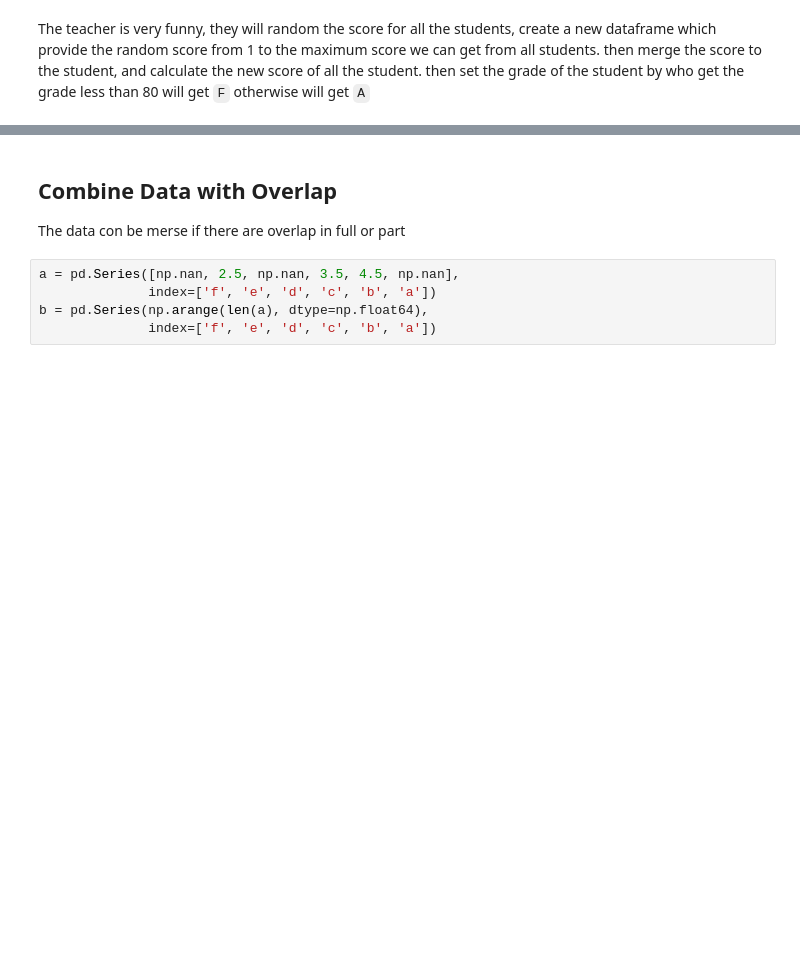
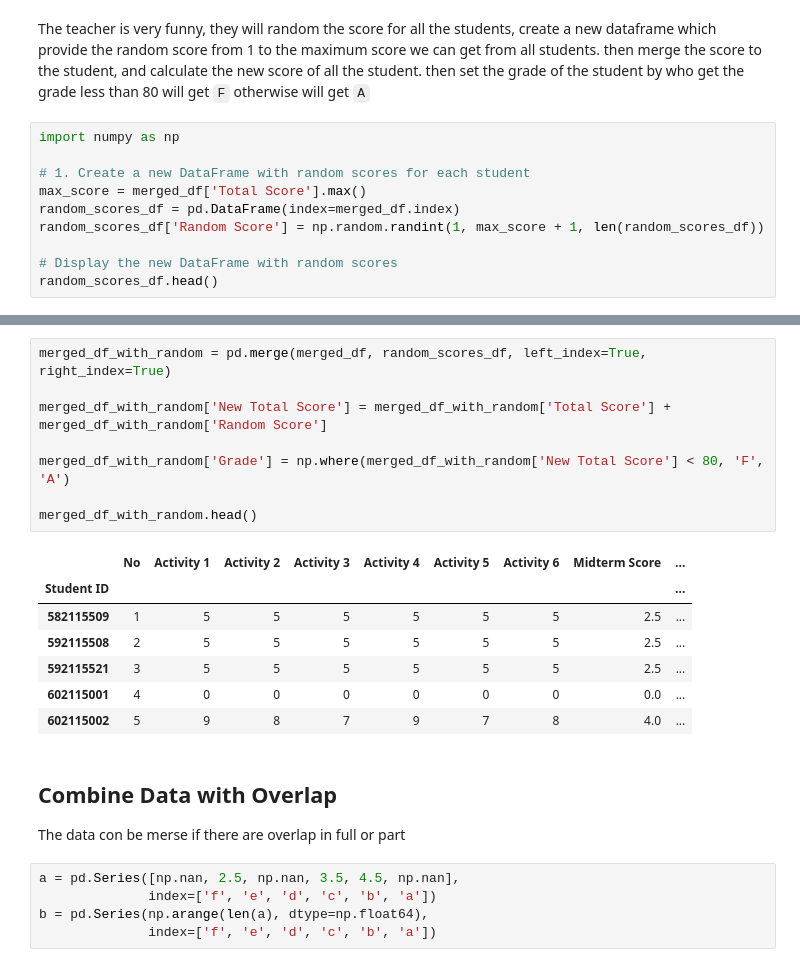
Before and after one commit to Natchar1/LectureNote_660632028, a Jupyter notebook: 08. Data Wrangling/08. Data Wrangling.ipynb, the cells around one changed output, grey strips where cells are left out. Drawn from its saved outputs; the diff is of its cells as text; blank space fills up the shorter version.

```diff
--- a/08. Data Wrangling/08. Data Wrangling.ipynb
+++ b/08. Data Wrangling/08. Data Wrangling.ipynb
@@ -280,3 +768,13 @@ It's happen that there are other sections score in the class. The files/studentl
 # %% [markdown]
 The teacher is very funny, they will random the score for all the students, create a new dataframe which provide the random score from 1 to the maximum score we can get from all students.
 then merge the score to the student, and calculate the new score of all the student. then set the grade of the student by who get the grade less than 80 will get `F` otherwise will get `A`
+# %%
+import numpy as np
+
+# 1. Create a new DataFrame with random scores for each student
+max_score = merged_df['Total Score'].max()
+random_scores_df = pd.DataFrame(index=merged_df.index)
+random_scores_df['Random Score'] = np.random.randint(1, max_score + 1, len(random_scores_df))
+
+# Display the new DataFrame with random scores
+random_scores_df.head()
@@ -283,3 +789,19 @@ then merge the score to the student, and calculate the new score of all the stud
+# %%
+merged_df_with_random = pd.merge(merged_df, random_scores_df, left_index=True, right_index=True)
+
+merged_df_with_random['New Total Score'] = merged_df_with_random['Total Score'] + merged_df_with_random['Random Score']
+
+merged_df_with_random['Grade'] = np.where(merged_df_with_random['New Total Score'] < 80, 'F', 'A')
+
+merged_df_with_random.head()
+# %% [output]
+|  | No | Activity 1 | Activity 2 | Activity 3 | Activity 4 | Activity 5 | Activity 6 | Midterm Score | ... |
+| Student ID |  |  |  |  |  |  |  |  | ... |
+| 582115509 | 1 | 5 | 5 | 5 | 5 | 5 | 5 | 2.5 | ... |
+| 592115508 | 2 | 5 | 5 | 5 | 5 | 5 | 5 | 2.5 | ... |
+| 592115521 | 3 | 5 | 5 | 5 | 5 | 5 | 5 | 2.5 | ... |
+| 602115001 | 4 | 0 | 0 | 0 | 0 | 0 | 0 | 0.0 | ... |
+| 602115002 | 5 | 9 | 8 | 7 | 9 | 7 | 8 | 4.0 | ... |
 # %% [markdown]
 ## Combine Data with Overlap
 
```
Also changed, not shown: parts of 70 cells of this notebook, 3 other files.
